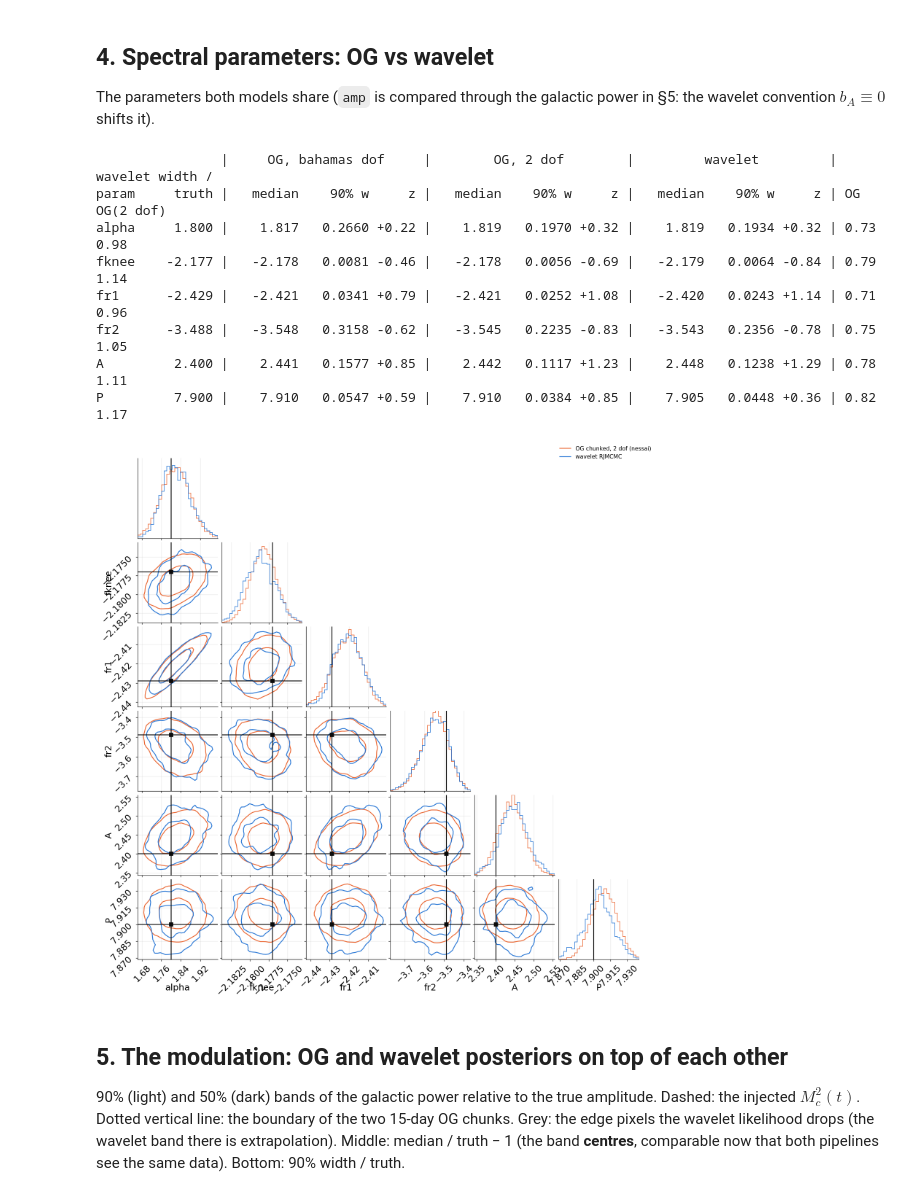
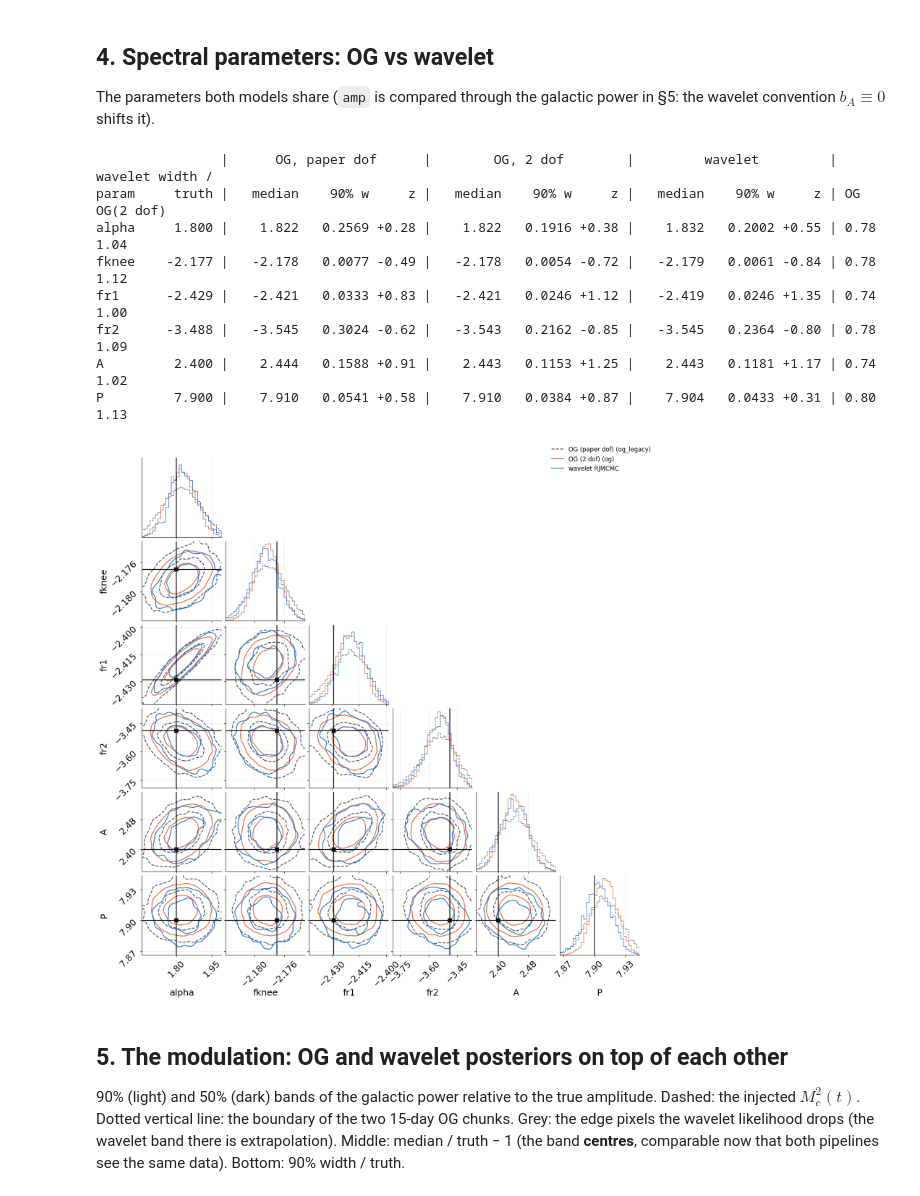
Before and after one commit to shrikrishnaanand/bahamas_ska, a Jupyter notebook: data/wavelet_injection/run2_sky_vs_og.ipynb, the cells around one changed output. Saved outputs shown, nothing was run; the diff lists cells and outputs as text; code cells hidden in the pictures.

```diff
--- a/data/wavelet_injection/run2_sky_vs_og.ipynb
+++ b/data/wavelet_injection/run2_sky_vs_og.ipynb
@@ -134,17 +183,17 @@ nessai with the settings of [config/og_config.yaml](config/og_config.yaml); outp
 posterior-predictive galactic power is $10^{\log_{10}A-\log_{10}A_{\rm true}}\,M_c^2(t;\,{\rm lat, long, psi, s1, s2})$.
 # %%
 # Degrees of freedom of the binned periodogram, on the run-2 OG data: count * var(binned / model) is 1 if each
-# |d_k|^2 has 2 dof (exponential), 2 if it has 1 (what bahamas' Gamma likelihood assumes)
+# |d_k|^2 has 2 dof (exponential), 2 if it has 1 (what Pozzoli et al. Eq. 9 assumes)
 sp = OG.chunk_spectra(*I.load_timeseries(TAG), OG.og_config(TAG))
 v = np.concatenate([(b['count'] * (b['ratio'] - 1) ** 2)[:, b['f'] > 1e-3].ravel() for b in OG.binned_vs_model(sp)])
 print(f'count * (binned/model - 1)^2 above 1 mHz: {v.mean():.3f} +- {v.std() / np.sqrt(len(v)):.3f}  (2 dof -> 1, 1 dof -> 2)\n')
 
-OG_RUNS = {1: 'OG (bahamas dof)', 2: 'OG (2 dof)'}
+OG_RUNS = {1: 'OG (paper dof)', 2: 'OG (2 dof)'}     # 1: og_legacy/, 2: og/ (the bahamas default)
 ogs = {}
 for fac, label in OG_RUNS.items():
-    og_path = OUT / OG.og_name(fac) / 'result.hdf5'
+    og_path = OUT / OG.og_name(legacy=(fac == 1)) / 'result.hdf5'
     if RERUN or not og_path.exists():
-        OG.run(TAG, dof_factor=fac)
+        OG.run(TAG, legacy=(fac == 1))
     with h5py.File(og_path, 'r') as f:
         ogs[fac] = f['posterior_samples'][()]
         print(f"{label}: {len(ogs[fac])} posterior samples, log Z = {f['log_evidence'][()]:.2f} +- "
@@ -163,8 +212,10 @@ rng = np.random.default_rng(0)
 def og_power(d, t):
     sky = {k: float(d[k]) for k in ENVELOPE_PARAMS}
     return 10 ** (float(d['amp']) - amp_true) * np.stack([np.asarray(power_modulation(sky, t, c)) for c in (0, 1)])
-P_ogs = {fac: np.array([og_power(d, t_fine) for d in s[rng.choice(len(s), 1000, replace=False)]])
-         for fac, s in ogs.items()}                                              # (ndraw, 2, nt)
+og_idx, P_ogs = {}, {}
+for fac, s in ogs.items():
+    og_idx[fac] = rng.choice(len(s), 1000, replace=False)
+    P_ogs[fac] = np.array([og_power(d, t_fine) for d in s[og_idx[fac]]])            # (ndraw, 2, nt)
 P_og = P_ogs[2]
 P_wav = 10 ** (amp_ref - amp_true) * modulation_draws(post, r, t_fine, nsamples=1000, seed=0)
 print(f'\ndraws: OG {P_og.shape}, wavelet {P_wav.shape}')
@@ -204,38 +255,42 @@ $b_A\equiv0$ shifts it).
 # %%
 shared = ['alpha', 'fknee', 'fr1', 'fr2', 'A', 'P']
 names = [str(n).split(':')[-1] for n in r['psd_names']]
 wav = np.column_stack([r['psd_chain'][:, names.index(k)] for k in shared])
 og_s = np.column_stack([ogs[2][k] for k in shared])
 og1_s = np.column_stack([ogs[1][k] for k in shared])
 truths = [truth_src[k] for k in shared]
-rng_ = [tuple(np.percentile(np.r_[wav[:, i], og_s[:, i]], [0.2, 99.8])) for i in range(len(shared))]
-fig = corner.corner(og_s, labels=shared, color=C_OG, range=rng_, bins=30, smooth=1.0, plot_datapoints=False,
-                    plot_density=False, levels=(0.5, 0.9), hist_kwargs={'density': True})
-corner.corner(wav, fig=fig, color=C_WAV, range=rng_, bins=30, smooth=1.0, plot_datapoints=False, plot_density=False,
-              levels=(0.5, 0.9), truths=truths, truth_color=C_TRUTH, hist_kwargs={'density': True})
-fig.legend(handles=[plt.Line2D([], [], color=C_OG, label='OG chunked, 2 dof (nessai)'),
-                    plt.Line2D([], [], color=C_WAV, label='wavelet RJMCMC')], loc='upper right', fontsize=10)
-fig.savefig(OUT / 'corner_spectral_og_vs_wavelet.png', dpi=110)
+rng_ = [tuple(np.percentile(np.r_[wav[:, i], og_s[:, i], og1_s[:, i]], [0.2, 99.8])) for i in range(len(shared))]
+def kw(ls='-'):    # fresh dicts per call: corner writes the colour into hist_kwargs
+    return dict(range=rng_, bins=30, smooth=1.0, plot_datapoints=False, plot_density=False, levels=(0.5, 0.9),
+                max_n_ticks=3, labelpad=0.12, hist_kwargs={'density': True, 'linestyle': ls},
+                contour_kwargs={'linestyles': ls})
+fig = corner.corner(og1_s, labels=shared, color=C_MUTED, **kw('--'))
+corner.corner(og_s, fig=fig, color=C_OG, **kw())
+corner.corner(wav, fig=fig, color=C_WAV, truths=truths, truth_color=C_TRUTH, **kw())
+fig.legend(handles=[plt.Line2D([], [], color=C_MUTED, ls='--', label=f'{OG_RUNS[1]} (og_legacy)'),
+                    plt.Line2D([], [], color=C_OG, label=f'{OG_RUNS[2]} (og)'),
+                    plt.Line2D([], [], color=C_WAV, label='wavelet RJMCMC')], loc='upper right', fontsize=11)
+fig.savefig(OUT / 'corner_spectral_og_vs_wavelet.png', dpi=110, bbox_inches='tight')
 
-print(f"{'':15s} | {'OG, bahamas dof':^23s} | {'OG, 2 dof':^23s} | {'wavelet':^23s} | wavelet width /")
+print(f"{'':15s} | {'OG, paper dof':^23s} | {'OG, 2 dof':^23s} | {'wavelet':^23s} | wavelet width /")
 print(f"{'param':6s} {'truth':>8s} | " + ' | '.join([f"{'median':>8s} {'90% w':>8s} {'z':>5s}"] * 3) + ' | OG    OG(2 dof)')
 for i, k in enumerate(shared):
     cols, widths = [], []
     for s_ in (og1_s, og_s, wav):
         q = np.percentile(s_[:, i], [5, 50, 95])
         widths.append(q[2] - q[0])
         cols.append(f'{q[1]:8.3f} {q[2] - q[0]:8.4f} {(q[1] - truths[i]) / s_[:, i].std():+5.2f}')
     print(f'{k:6s} {truths[i]:8.3f} | ' + ' | '.join(cols) + f' | {widths[2] / widths[0]:.2f}  {widths[2] / widths[1]:.2f}')
 # %% [output]
-                |     OG, bahamas dof     |        OG, 2 dof        |         wavelet         | wavelet width /
+                |      OG, paper dof      |        OG, 2 dof        |         wavelet         | wavelet width /
 param     truth |   median    90% w     z |   median    90% w     z |   median    90% w     z | OG    OG(2 dof)
-alpha     1.800 |    1.817   0.2660 +0.22 |    1.819   0.1970 +0.32 |    1.819   0.1934 +0.32 | 0.73  0.98
-fknee    -2.177 |   -2.178   0.0081 -0.46 |   -2.178   0.0056 -0.69 |   -2.179   0.0064 -0.84 | 0.79  1.14
-fr1      -2.429 |   -2.421   0.0341 +0.79 |   -2.421   0.0252 +1.08 |   -2.420   0.0243 +1.14 | 0.71  0.96
-fr2      -3.488 |   -3.548   0.3158 -0.62 |   -3.545   0.2235 -0.83 |   -3.543   0.2356 -0.78 | 0.75  1.05
-A         2.400 |    2.441   0.1577 +0.85 |    2.442   0.1117 +1.23 |    2.448   0.1238 +1.29 | 0.78  1.11
-P         7.900 |    7.910   0.0547 +0.59 |    7.910   0.0384 +0.85 |    7.905   0.0448 +0.36 | 0.82  1.17
+alpha     1.800 |    1.822   0.2569 +0.28 |    1.822   0.1916 +0.38 |    1.832   0.2002 +0.55 | 0.78  1.04
+fknee    -2.177 |   -2.178   0.0077 -0.49 |   -2.178   0.0054 -0.72 |   -2.179   0.0061 -0.84 | 0.78  1.12
+fr1      -2.429 |   -2.421   0.0333 +0.83 |   -2.421   0.0246 +1.12 |   -2.419   0.0246 +1.35 | 0.74  1.00
+fr2      -3.488 |   -3.545   0.3024 -0.62 |   -3.543   0.2162 -0.85 |   -3.545   0.2364 -0.80 | 0.78  1.09
+A         2.400 |    2.444   0.1588 +0.91 |    2.443   0.1153 +1.25 |    2.443   0.1181 +1.17 | 0.74  1.02
+P         7.900 |    7.910   0.0541 +0.58 |    7.910   0.0384 +0.87 |    7.904   0.0433 +0.31 | 0.80  1.13
-[figure, old version]
+[figure, new version]
 # %% [markdown]
 ## 5. The modulation: OG and wavelet posteriors on top of each other
 
```
Also changed, not shown: parts of 12 cells of this notebook, 9 other files.
